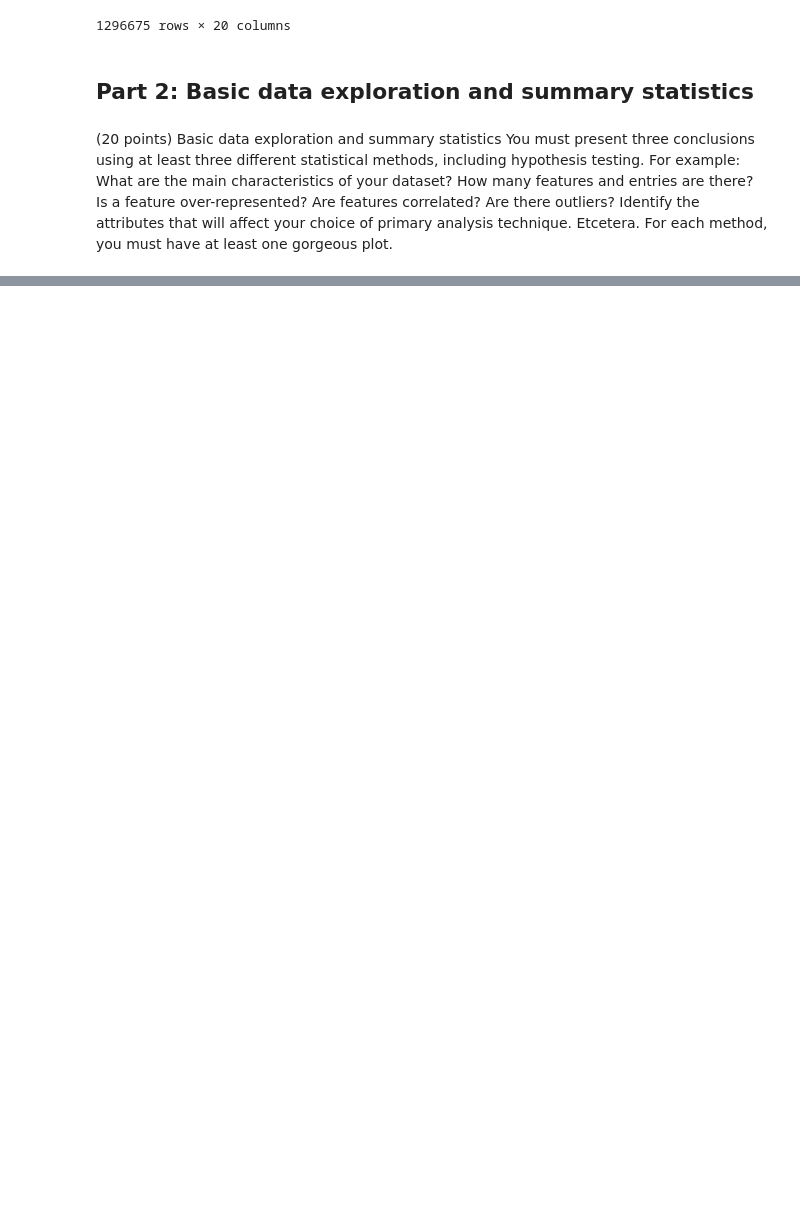
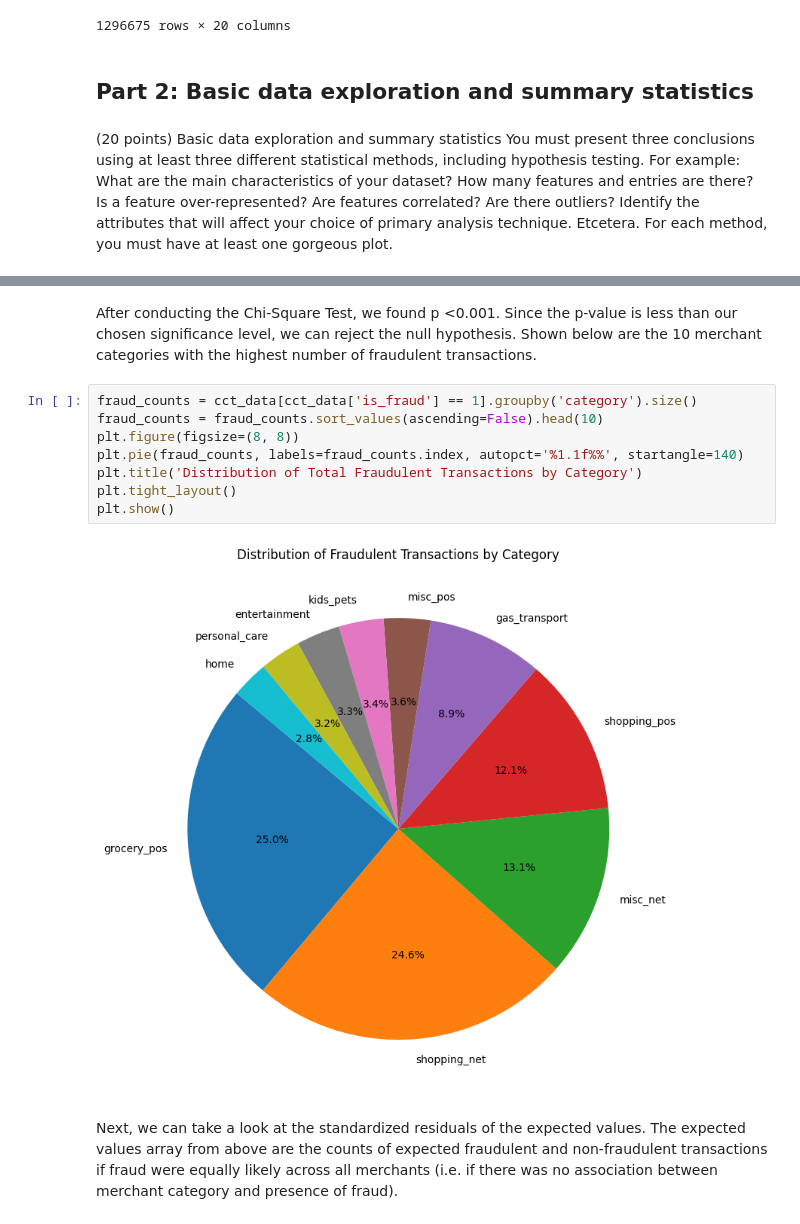
Before and after one commit to gsarav/cmsc320finalproject, a Jupyter notebook: main.ipynb, the cells around one changed output, grey strips where cells are left out. Saved outputs shown, nothing was run; the diff lists cells and outputs as text; blank space fills up the shorter version.

```diff
--- a/main.ipynb
+++ b/main.ipynb
@@ -146,0 +174,14 @@ Plot: Box plot of transaction amount across age bins (log-scaled, labeled)
+# %% [markdown]
+After conducting the Chi-Square Test, we found p \<0.001. Since the p-value is less than our chosen significance level, we can reject the null hypothesis. Shown below are the 10 merchant categories with the highest number of fraudulent transactions.
+# %%
+fraud_counts = cct_data[cct_data['is_fraud'] == 1].groupby('category').size()
+fraud_counts = fraud_counts.sort_values(ascending=False).head(10)
+plt.figure(figsize=(8, 8))
+plt.pie(fraud_counts, labels=fraud_counts.index, autopct='%1.1f%%', startangle=140)
+plt.title('Distribution of Total Fraudulent Transactions by Category')
+plt.tight_layout()
+plt.show()
+# %% [output]
+[figure, added]
+# %% [markdown]
+Next, we can take a look at the standardized residuals of the expected values. The expected values array from above are the counts of expected fraudulent and non-fraudulent transactions if fraud were equally likely across all merchants (i.e. if there was no association between merchant category and presence of fraud).
```
Also changed, not shown: parts of 15 cells of this notebook.
